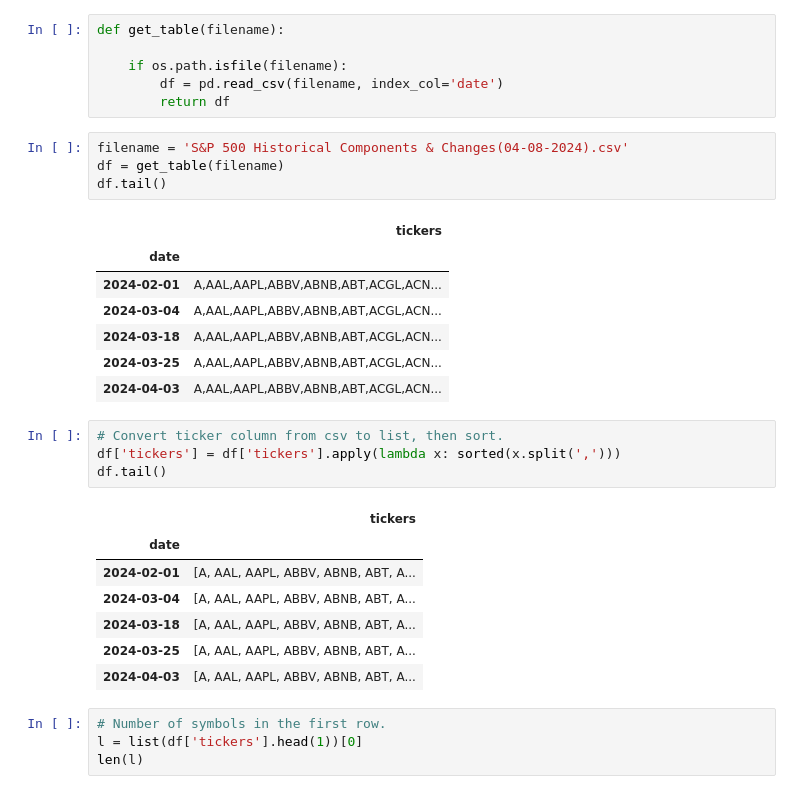
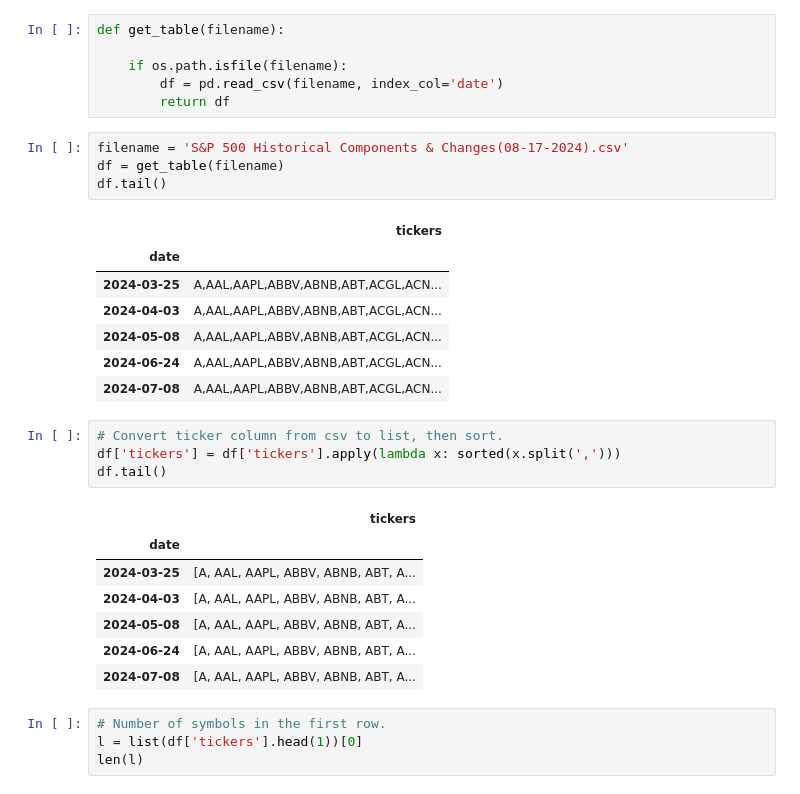
Before and after one commit to fja05680/sp500, a Jupyter notebook: sp500_by_date.ipynb, the cells around one changed output. Saved outputs shown, nothing was run; the diff lists cells and outputs as text.

```diff
--- a/sp500_by_date.ipynb
+++ b/sp500_by_date.ipynb
@@ -30,17 +30,17 @@ def get_table(filename):
         df = pd.read_csv(filename, index_col='date')
         return df
 # %%
-filename = 'S&P 500 Historical Components & Changes(04-08-2024).csv'
+filename = 'S&P 500 Historical Components & Changes(08-17-2024).csv'
 df = get_table(filename)
 df.tail()
 # %% [output]
 |  | tickers |
 | date |  |
-| 2024-02-01 | A,AAL,AAPL,ABBV,ABNB,ABT,ACGL,ACN... |
-| 2024-03-04 | A,AAL,AAPL,ABBV,ABNB,ABT,ACGL,ACN... |
-| 2024-03-18 | A,AAL,AAPL,ABBV,ABNB,ABT,ACGL,ACN... |
 | 2024-03-25 | A,AAL,AAPL,ABBV,ABNB,ABT,ACGL,ACN... |
 | 2024-04-03 | A,AAL,AAPL,ABBV,ABNB,ABT,ACGL,ACN... |
+| 2024-05-08 | A,AAL,AAPL,ABBV,ABNB,ABT,ACGL,ACN... |
+| 2024-06-24 | A,AAL,AAPL,ABBV,ABNB,ABT,ACGL,ACN... |
+| 2024-07-08 | A,AAL,AAPL,ABBV,ABNB,ABT,ACGL,ACN... |
 # %%
 # Convert ticker column from csv to list, then sort.
 df['tickers'] = df['tickers'].apply(lambda x: sorted(x.split(',')))
@@ -48,11 +48,11 @@ df.tail()
 # %% [output]
 |  | tickers |
 | date |  |
-| 2024-02-01 | [A, AAL, AAPL, ABBV, ABNB, ABT, A... |
-| 2024-03-04 | [A, AAL, AAPL, ABBV, ABNB, ABT, A... |
-| 2024-03-18 | [A, AAL, AAPL, ABBV, ABNB, ABT, A... |
 | 2024-03-25 | [A, AAL, AAPL, ABBV, ABNB, ABT, A... |
 | 2024-04-03 | [A, AAL, AAPL, ABBV, ABNB, ABT, A... |
+| 2024-05-08 | [A, AAL, AAPL, ABBV, ABNB, ABT, A... |
+| 2024-06-24 | [A, AAL, AAPL, ABBV, ABNB, ABT, A... |
+| 2024-07-08 | [A, AAL, AAPL, ABBV, ABNB, ABT, A... |
 # %%
 # Number of symbols in the first row.
 l = list(df['tickers'].head(1))[0]
```
Also changed, not shown: parts of 1 cell of this notebook, 8 other files.
